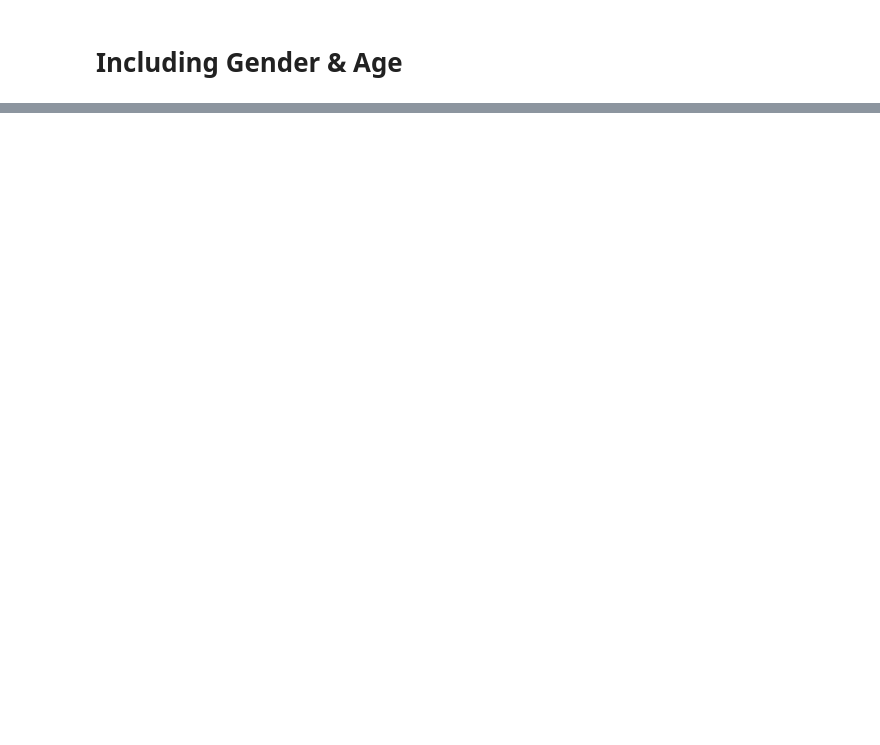
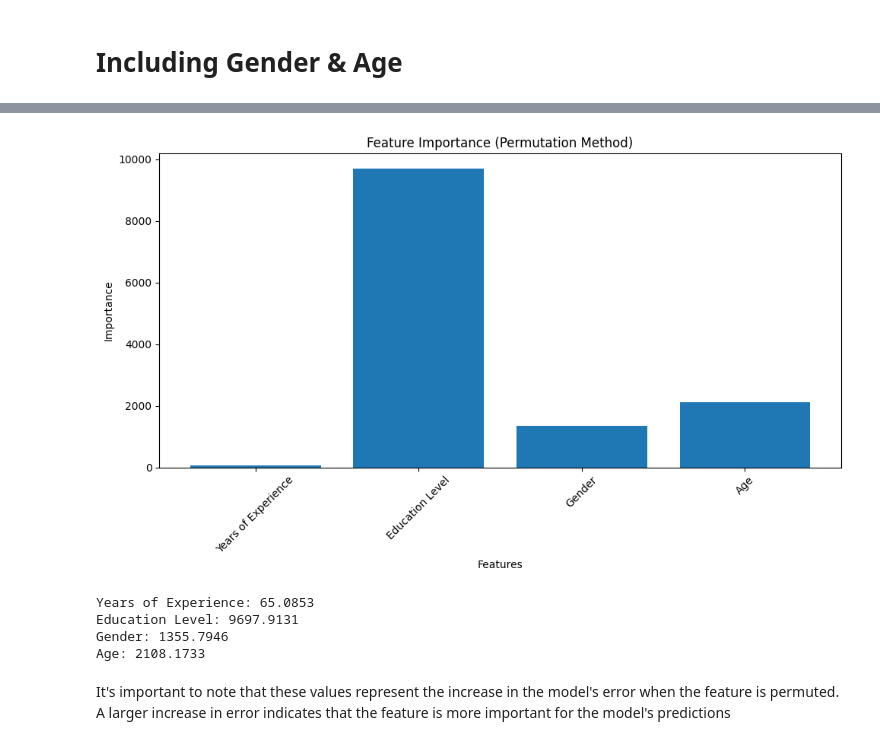
Before and after one commit to CarloRobbiani/ml_project, a Jupyter notebook: Salary new dataset/salary prediction.ipynb, the cells around one changed output, grey strips where cells are left out. Cells and saved outputs as stored; diff of their text form; code cells hidden in the pictures; blank space fills up the shorter version.

Commit message:
Added feature importance

```diff
--- a/Salary new dataset/salary prediction.ipynb
+++ b/Salary new dataset/salary prediction.ipynb
@@ -354,0 +373,45 @@ Test Loss: 0.07978124171495438
+# %%
+import numpy as np
+from sklearn.metrics import mean_squared_error
+
+def permutation_importance(model, X, y, n_repeats=10):
+    baseline_mse = mean_squared_error(y, model(X).detach().numpy())
+    importances = []
+
+    for col in range(X.shape[1]):
+        feature_importances = []
+        for _ in range(n_repeats):
+            X_permuted = X.clone()
+            X_permuted[:, col] = torch.randperm(X.shape[0])
+            permuted_mse = mean_squared_error(y, model(X_permuted).detach().numpy())
+            importance = permuted_mse - baseline_mse
+            feature_importances.append(importance)
+        importances.append(np.mean(feature_importances))
+
+    return np.array(importances)
+
+# Calculate permutation importance
+feature_names = ['Years of Experience', 'Education Level', 'Gender', 'Age']
+importances = permutation_importance(model, X_test, y_test)
+
+# Plot feature importances
+plt.figure(figsize=(10, 6))
+plt.bar(feature_names, importances)
+plt.title('Feature Importance (Permutation Method)')
+plt.xlabel('Features')
+plt.ylabel('Importance')
+plt.xticks(rotation=45)
+plt.tight_layout()
+plt.show()
+
+# Print feature importances
+for name, importance in zip(feature_names, importances):
+    print(f"{name}: {importance:.4f}")
+# %% [output]
+[figure, added]
+Years of Experience: 65.0853
+Education Level: 9697.9131
+Gender: 1355.7946
+Age: 2108.1733
+# %% [markdown]
+It's important to note that these values represent the increase in the model's error when the feature is permuted. A larger increase in error indicates that the feature is more important for the model's predictions
```
Also changed, not shown: parts of 5 cells of this notebook.
